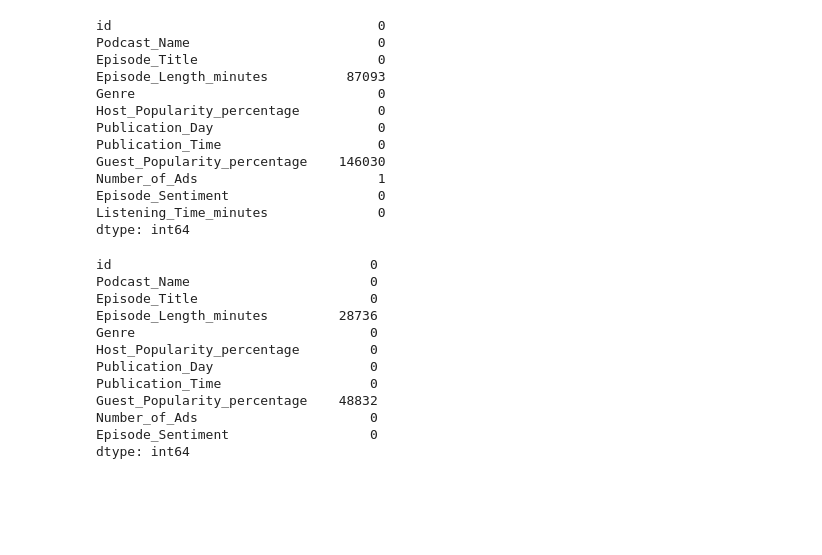
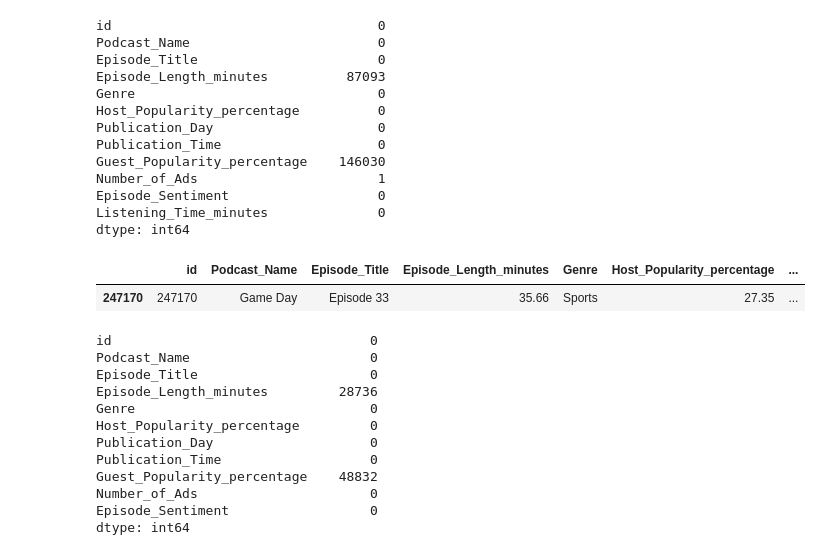
Before and after one commit to roshanJayasekara/Predict-Podcast-Listening-Time, a Jupyter notebook: predicting-podcast-listening-time.ipynb, the cells around one changed output. Cells and saved outputs as stored; diff of their text form; code cells hidden in the pictures; blank space fills up the shorter version.

```diff
--- a/predicting-podcast-listening-time.ipynb
+++ b/predicting-podcast-listening-time.ipynb
@@ -104,6 +104,11 @@ Number_of_Ads                       1
 Episode_Sentiment                   0
 Listening_Time_minutes              0
 dtype: int64
+# %%
+df_train[df_train["Number_of_Ads"].isna()]
+# %% [output]
+|  | id | Podcast_Name | Episode_Title | Episode_Length_minutes | Genre | Host_Popularity_percentage | ... |
+| 247170 | 247170 | Game Day | Episode 33 | 35.66 | Sports | 27.35 | ... |
 # %%
 df_test.isna().sum()
 # %% [output]
```
Also changed, not shown: parts of 13 cells of this notebook.
